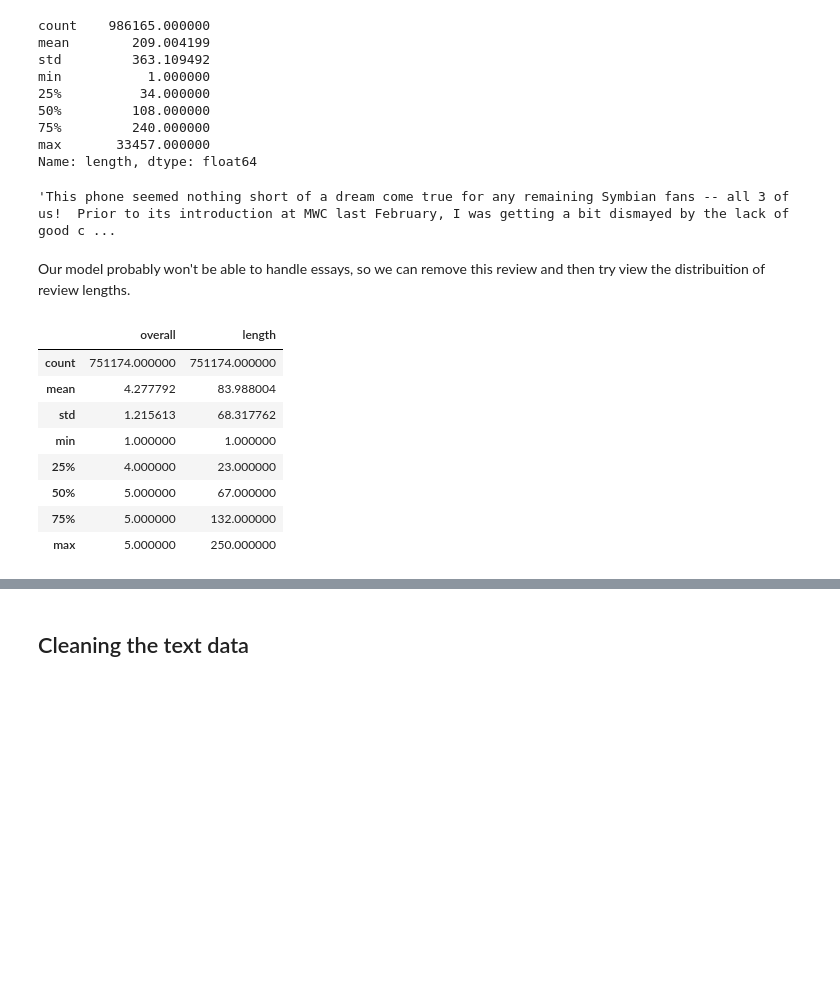
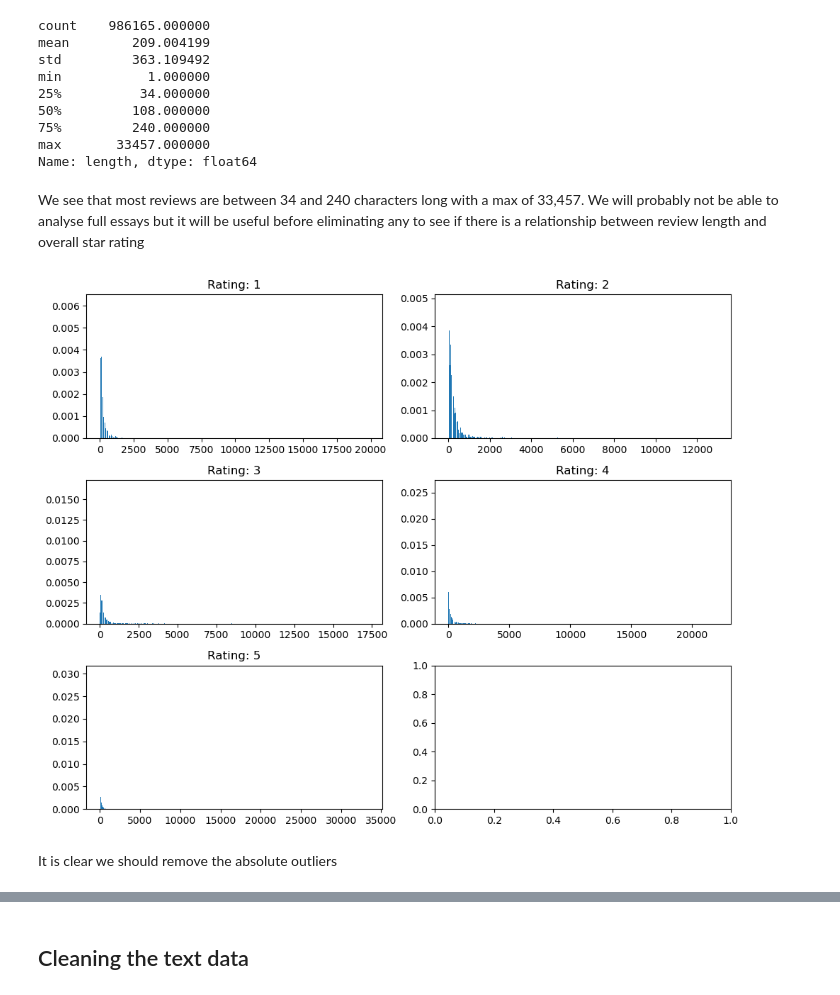
Before and after one commit to 0smee/nlp-capstone, a Jupyter notebook: notebooks/first_explore.ipynb, the cells around one changed output, grey strips where cells are left out. Saved outputs shown, nothing was run; the diff lists cells and outputs as text; code cells hidden in the pictures; blank space fills up the shorter version.

```diff
--- a/notebooks/first_explore.ipynb
+++ b/notebooks/first_explore.ipynb
@@ -302,10 +259,3 @@ min           1.000000
 75%         240.000000
 max       33457.000000
 Name: length, dtype: float64
-# %%
-a = tech_simple.loc[728545, 'reviewText']
-a
-# %% [output]
-'This phone seemed nothing short of a dream come true for any remaining Symbian fans -- all 3 of us!  Prior to its introduction at MWC last February, I was getting a bit dismayed by the lack of good c ...
-# %% [markdown]
-Our model probably won't be able to handle essays, so we can remove this review and then try view the distribuition of review lengths.
@@ -314,14 +262,17 @@ tech_simple = tech_simple.drop(index=728545)
-# %%
-tech_simple["length"].describe()
-short_car = tech_simple[tech_simple["length"]<=250]
-short_car.describe()
-# %% [output]
-|  | overall | length |
-| count | 751174.000000 | 751174.000000 |
-| mean | 4.277792 | 83.988004 |
-| std | 1.215613 | 68.317762 |
-| min | 1.000000 | 1.000000 |
-| 25% | 4.000000 | 23.000000 |
-| 50% | 5.000000 | 67.000000 |
-| 75% | 5.000000 | 132.000000 |
-| max | 5.000000 | 250.000000 |
+# %% [markdown]
+We see that most reviews are between 34 and 240 characters long with a max of 33,457. We will probably not be able to analyse full essays but it will be useful before eliminating any to see if there is a relationship between review length and overall star rating
+# %%
+plt.subplots(3,2, figsize=(10,8))
+for i in range(1,6):
+    len_dist = tech_simple["length"][tech_simple["overall"]==i].value_counts().reset_index()
+    len_dist['count_norm']=len_dist['count']/len_dist["count"].sum()
+    plt.subplot(3,2,i)
+    # plt.bar(len_dist["length"],len_dist['count'])
+    plt.bar(len_dist["length"],len_dist['count_norm'])
+    plt.title(f"Rating: {i}")
+plt.tight_layout()
+plt.show()
+# %% [output]
+[figure, added]
+# %% [markdown]
+It is clear we should remove the absolute outliers
```
Also changed, not shown: parts of 50 cells of this notebook.
